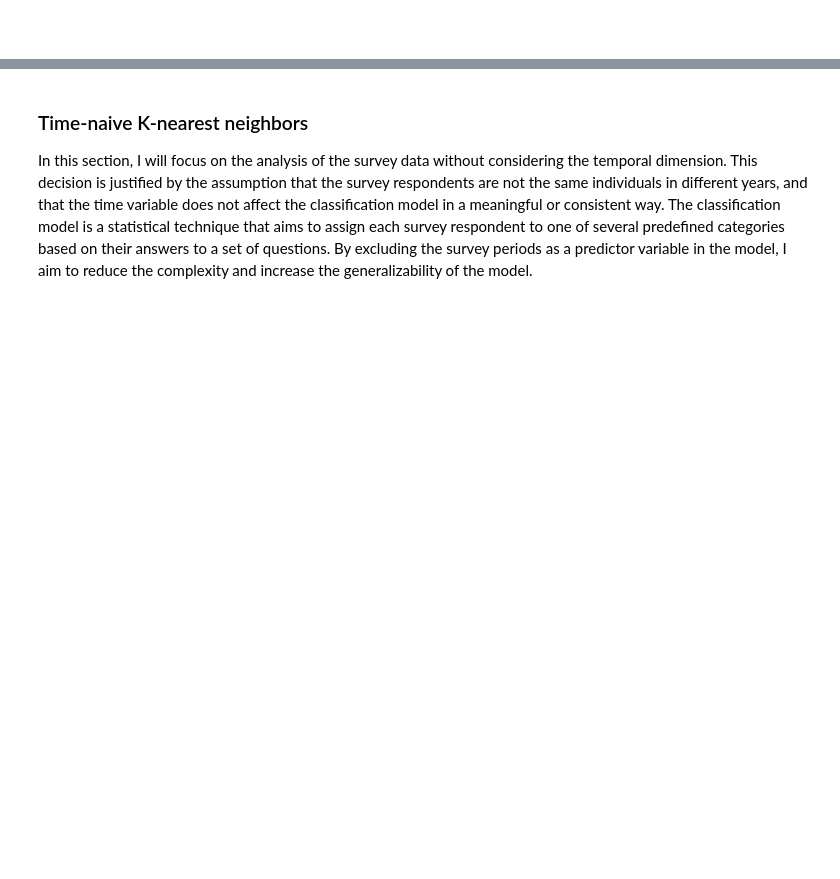
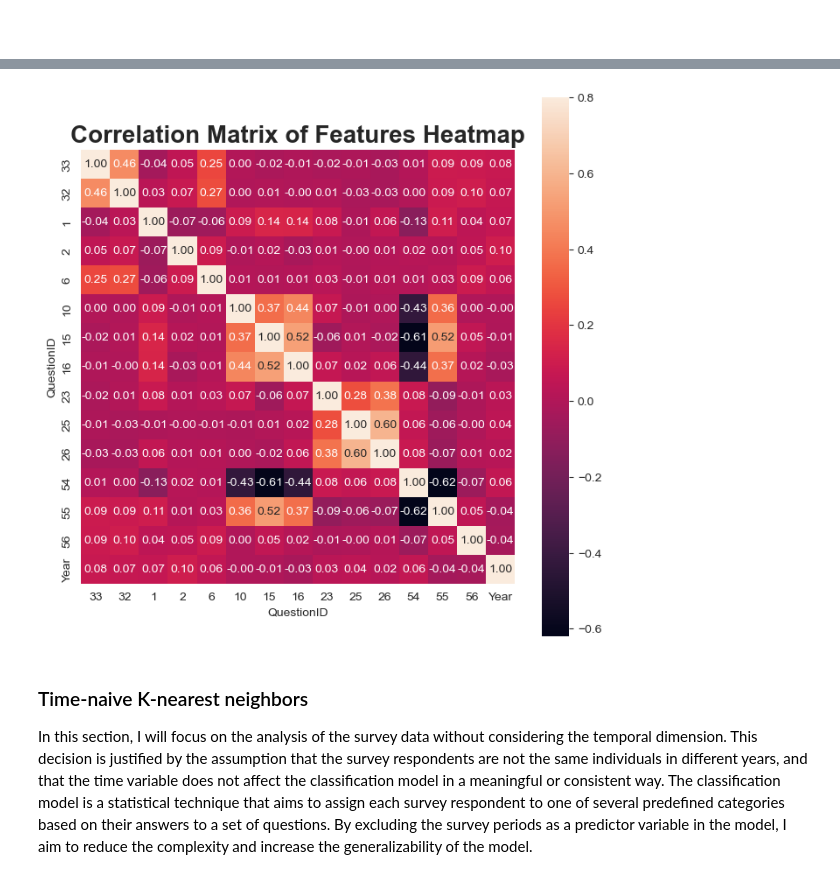
Before and after one commit to 2HO4/MentalHealth, a Jupyter notebook: DataAnalysis_MentalHealth.ipynb, the cells around one changed output, grey strips where cells are left out. Drawn from its saved outputs; the diff is of its cells as text; code cells hidden in the pictures; blank space fills up the shorter version.

```diff
--- a/DataAnalysis_MentalHealth.ipynb
+++ b/DataAnalysis_MentalHealth.ipynb
@@ -1041,3 +1150,7 @@ Number of Features: 14.
+# %%
+Data_model.corr_heatmap()
+# %% [output]
+[figure, added]
 # %% [markdown]
 ### Time-naive K-nearest neighbors
 In this section, I will focus on the analysis of the survey data without considering the temporal dimension. This decision is justified by the assumption that the survey respondents are not the same individuals in different years, and that the time variable does not affect the classification model in a meaningful or consistent way. The classification model is a statistical technique that aims to assign each survey respondent to one of several predefined categories based on their answers to a set of questions. By excluding the survey periods as a predictor variable in the model, I aim to reduce the complexity and increase the generalizability of the model.
```
Also changed, not shown: parts of 24 cells of this notebook, 3 other files.
